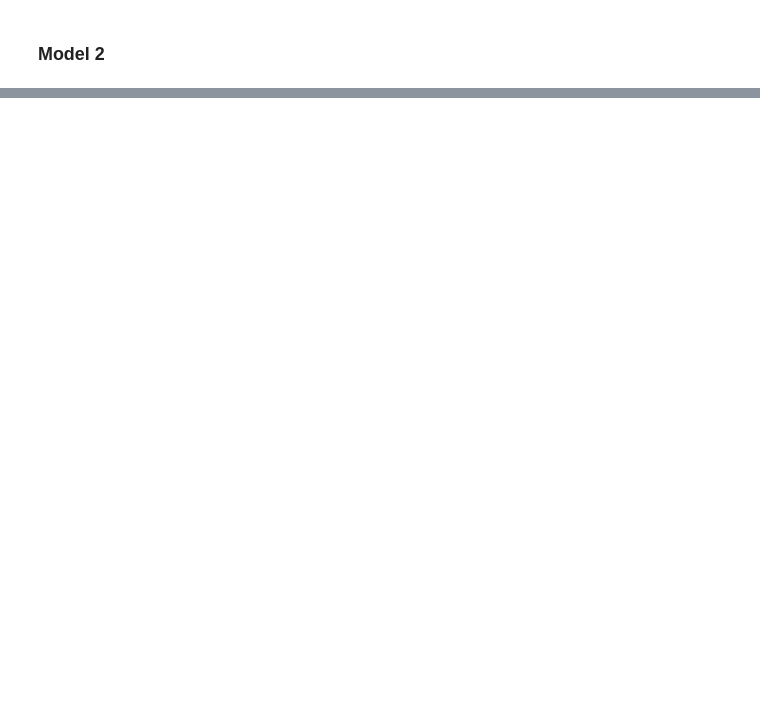
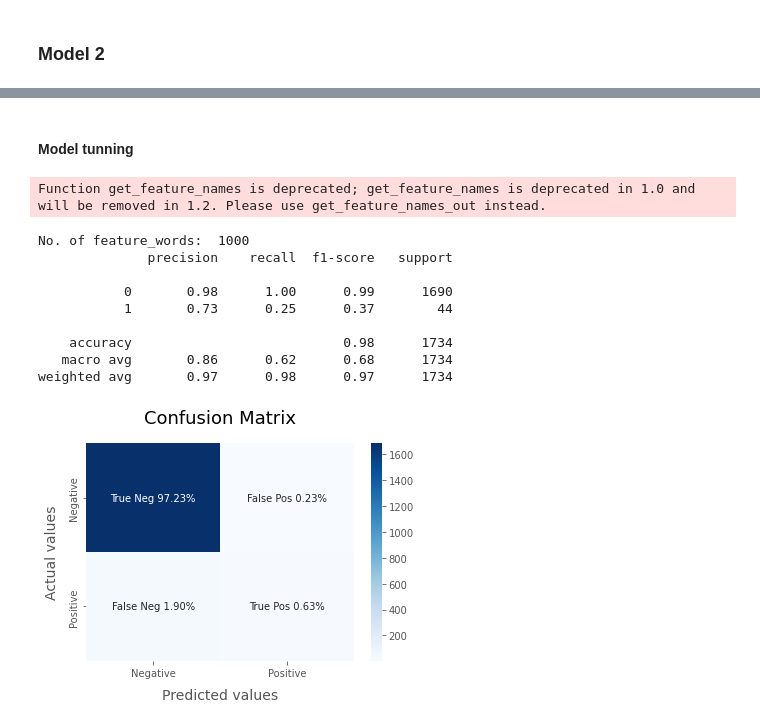
Before and after one commit to Himanshu-Dharma/Elon_bots_sentiment_analysis, a Jupyter notebook: tweetslalo.ipynb, the cells around one changed output, grey strips where cells are left out. Cells and saved outputs as stored; diff of their text form; code cells hidden in the pictures; blank space fills up the shorter version.

```diff
--- a/tweetslalo.ipynb
+++ b/tweetslalo.ipynb
@@ -985,7 +998,7 @@ X_train, X_test, y_train, y_test = train_test_split(X,y,test_size = 0.2, random_
 # %%
 #Transforming Dataset using TF-IDF Vectorizer
 #Fit the TF-IDF Vectorizer
-vectoriser = TfidfVectorizer(ngram_range=(1,2), max_features=500000)
+vectoriser = TfidfVectorizer(ngram_range=(1,2), max_features=1000)
 vectoriser.fit(X_train)
 print('No. of feature_words: ', len(vectoriser.get_feature_names()))
 # %% [output]
@@ -1087,0 +1094,29 @@ plt.show()
+# %% [markdown]
+#### Model tunning
+# %%
+# Separating the 95% data for training data and 5% for testing data
+X_train, X_test, y_train, y_test = train_test_split(X,y,test_size = 0.2, random_state =26105111)
+#Transforming Dataset using TF-IDF Vectorizer
+#Fit the TF-IDF Vectorizer
+vectoriser2 = TfidfVectorizer(ngram_range=(1,2), max_features=2000)
+vectoriser2.fit(X_train)
+print('No. of feature_words: ', len(vectoriser.get_feature_names()))
+#Transform the data using TF-IDF Vectorizer
+X_train = vectoriser2.transform(X_train)
+X_test  = vectoriser2.transform(X_test)
+SVCmodel = LinearSVC()
+SVCmodel.fit(X_train, y_train)
+model_Evaluate(SVCmodel)
+y_pred2 = SVCmodel.predict(X_test)
+# %% [output]
+Function get_feature_names is deprecated; get_feature_names is deprecated in 1.0 and will be removed in 1.2. Please use get_feature_names_out instead.
+No. of feature_words:  1000
+              precision    recall  f1-score   support
+
+           0       0.98      1.00      0.99      1690
+           1       0.73      0.25      0.37        44
+
+    accuracy                           0.98      1734
+   macro avg       0.86      0.62      0.68      1734
+weighted avg       0.97      0.98      0.97      1734
+[figure, added]
```
Also changed, not shown: parts of 18 cells of this notebook.
